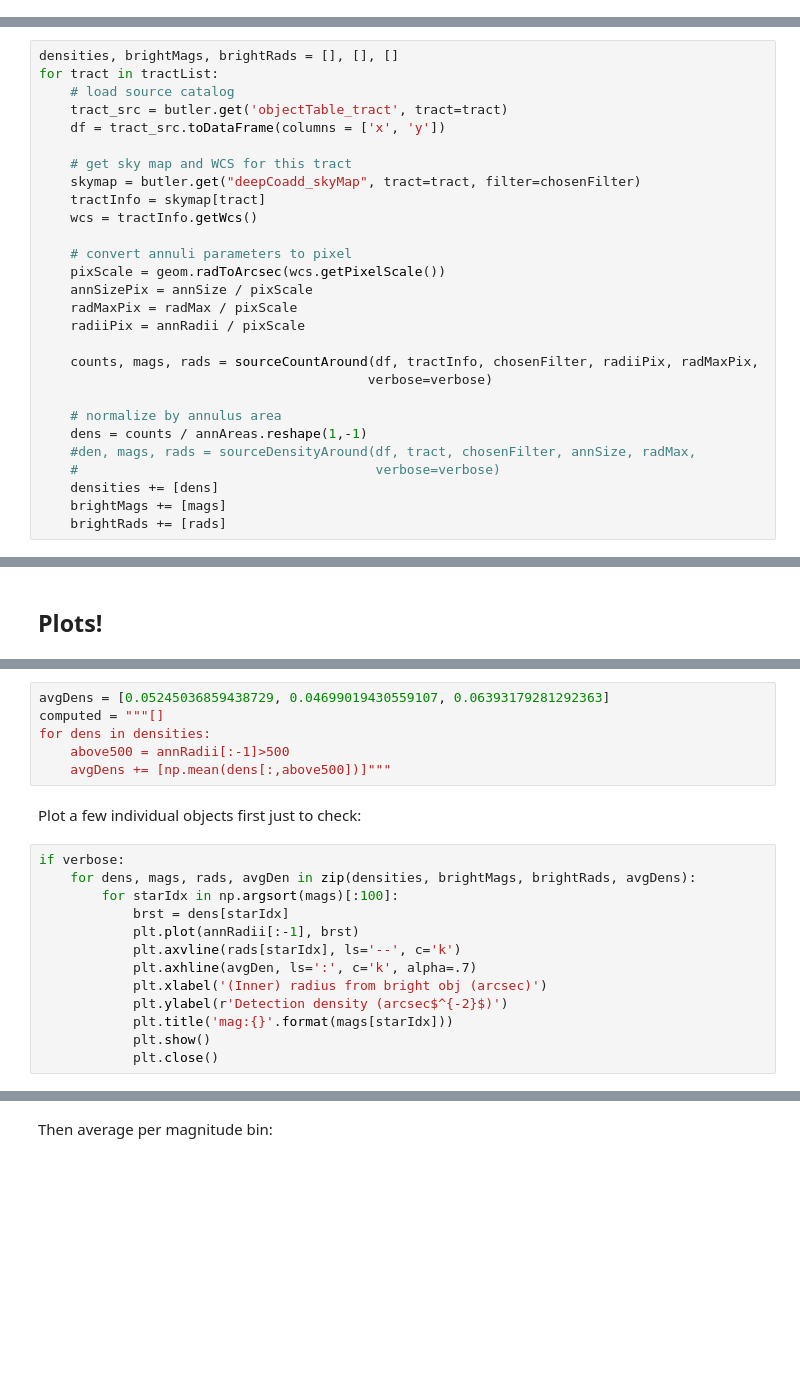
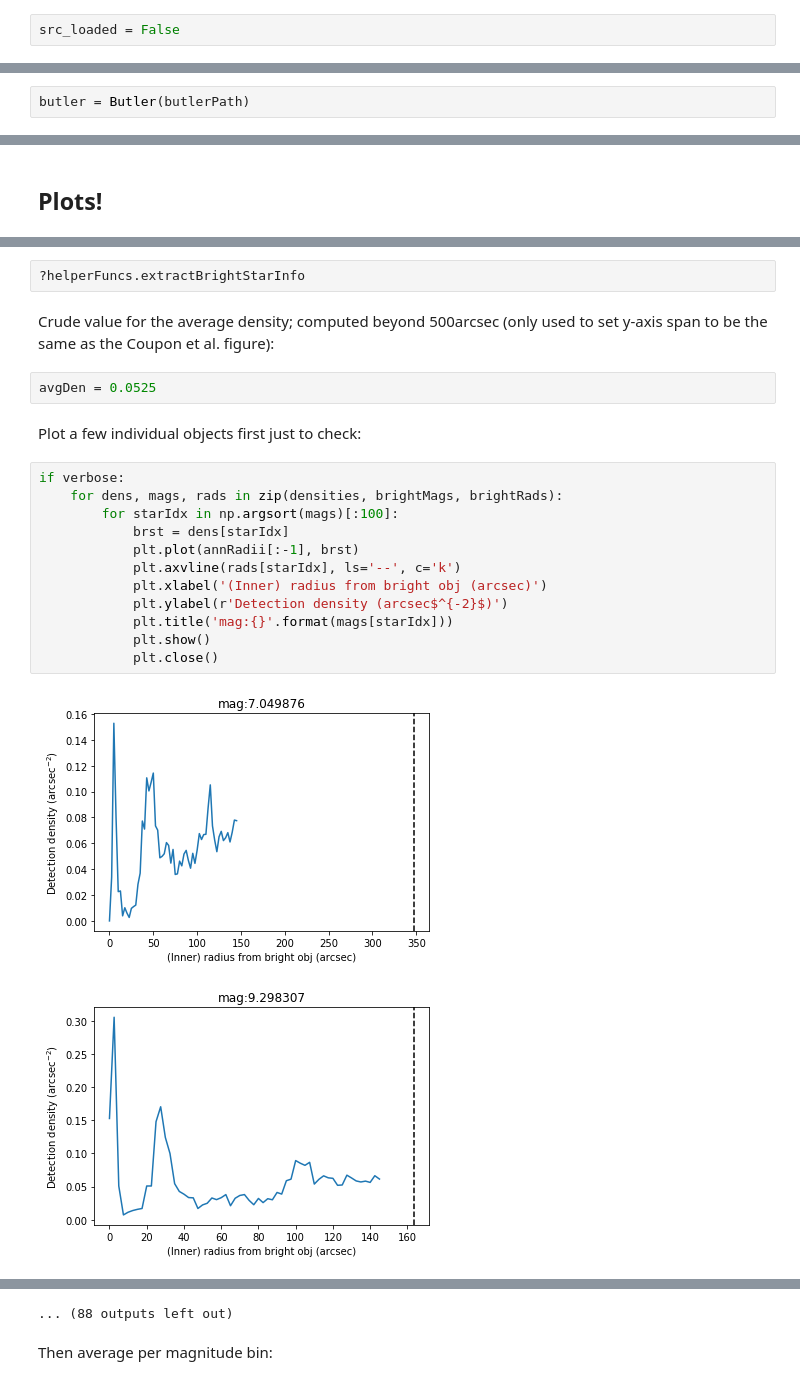
Before and after one commit to lsst-dm/drp-analysis-sprint-feb20, a Jupyter notebook: brightStars_DM_sprint_Feb2020/RadiusDensity.ipynb, the cells around one changed output, grey strips where cells are left out. Saved outputs shown, nothing was run; the diff lists cells and outputs as text; blank space fills up the shorter version.

```diff
--- a/brightStars_DM_sprint_Feb2020/RadiusDensity.ipynb
+++ b/brightStars_DM_sprint_Feb2020/RadiusDensity.ipynb
@@ -52,2 +61,4 @@ import os
+# %%
+src_loaded = False
 # %% [markdown]
 Initialize Butler repo:
@@ -56,3 +65,5 @@ butler = Butler("/datasets/hsc/repo/rerun/RC/w_2020_03/DM-23121_obj/")
+# %%
+butler = Butler(butlerPath)
 # %% [markdown]
 Define annuli borders and area:
 # %%
@@ -167,31 +101,3 @@ def sourceCountAround(df, tractInfo, chosenFilter, radiiPix, radMaxPix, verbose=
 # %% [markdown]
 ## Run
 Warning: running cell below takes a while.
-# %%
-densities, brightMags, brightRads = [], [], []
-for tract in tractList:
-    # load source catalog
-    tract_src = butler.get('objectTable_tract', tract=tract)
-    df = tract_src.toDataFrame(columns = ['x', 'y'])
-
-    # get sky map and WCS for this tract
-    skymap = butler.get("deepCoadd_skyMap", tract=tract, filter=chosenFilter)
-    tractInfo = skymap[tract]
-    wcs = tractInfo.getWcs()
-
-    # convert annuli parameters to pixel
-    pixScale = geom.radToArcsec(wcs.getPixelScale())
-    annSizePix = annSize / pixScale
-    radMaxPix = radMax / pixScale
-    radiiPix = annRadii / pixScale
-
-    counts, mags, rads = sourceCountAround(df, tractInfo, chosenFilter, radiiPix, radMaxPix,
-                                          verbose=verbose)
-
-    # normalize by annulus area
-    dens = counts / annAreas.reshape(1,-1)
-    #den, mags, rads = sourceDensityAround(df, tract, chosenFilter, annSize, radMax,
-    #                                      verbose=verbose)
-    densities += [dens]
-    brightMags += [mags]
-    brightRads += [rads]
@@ -202,21 +220,23 @@ Compute a very crude "average density" by just averaging those measured here bey
-# %%
-avgDens = [0.05245036859438729, 0.04699019430559107, 0.06393179281292363]
-computed = """[]
-for dens in densities:
-    above500 = annRadii[:-1]>500
-    avgDens += [np.mean(dens[:,above500])]"""
+# %%
+?helperFuncs.extractBrightStarInfo
+# %% [markdown]
+Crude value for the average density; computed beyond 500arcsec (only used to set y-axis span to be the same as the Coupon et al. figure):
+# %%
+avgDen = 0.0525
 # %% [markdown]
 Plot a few individual objects first just to check:
 # %%
 if verbose:
-    for dens, mags, rads, avgDen in zip(densities, brightMags, brightRads, avgDens):
+    for dens, mags, rads in zip(densities, brightMags, brightRads):
         for starIdx in np.argsort(mags)[:100]:
             brst = dens[starIdx]
             plt.plot(annRadii[:-1], brst)
             plt.axvline(rads[starIdx], ls='--', c='k')
-            plt.axhline(avgDen, ls=':', c='k', alpha=.7)
             plt.xlabel('(Inner) radius from bright obj (arcsec)')
             plt.ylabel(r'Detection density (arcsec$^{-2}$)')
             plt.title('mag:{}'.format(mags[starIdx]))
             plt.show()
             plt.close()
+# %% [output]
+[figure, added]
+[figure, added]
@@ -223,3 +253,4 @@ if verbose:
+... (88 outputs left out)
 # %% [markdown]
 Then average per magnitude bin:
 # %%
```
Also changed, not shown: parts of 26 cells of this notebook, 2 other files.
